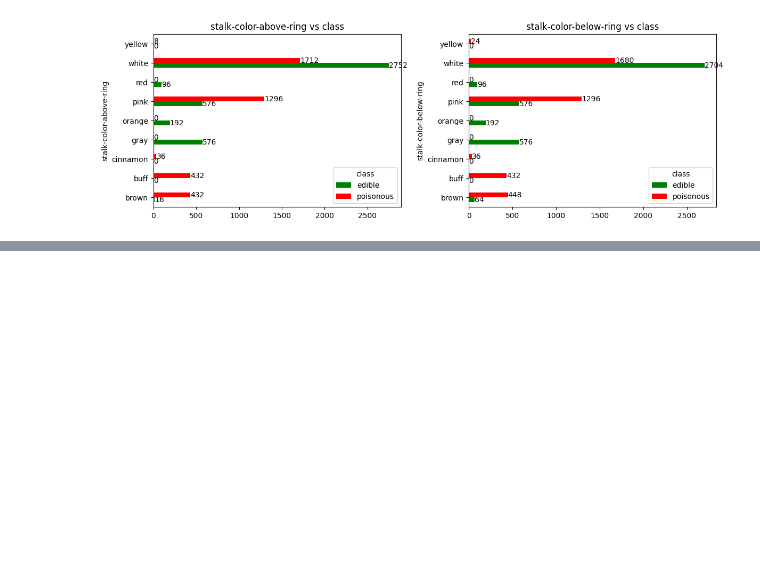
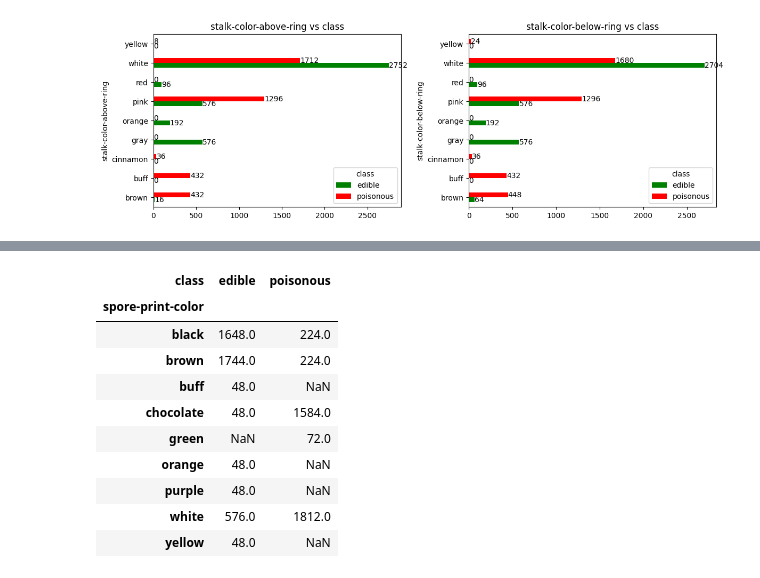
Before and after one commit to Akshay-Paunikar/iNeuron_Mushroom_Classification, a Jupyter notebook: mushroom/notebook/mushroom_EDA.ipynb, the cells around one changed output, grey strips where cells are left out. Saved outputs shown, nothing was run; the diff lists cells and outputs as text; code cells hidden in the pictures; blank space fills up the shorter version.

```diff
--- a/mushroom/notebook/mushroom_EDA.ipynb
+++ b/mushroom/notebook/mushroom_EDA.ipynb
@@ -1019,0 +1078,17 @@ plt.show()
+# %%
+# spore-print-color vs class
+SporePrintColorClass = mushroom.groupby(['class','spore-print-color']).size().reset_index().pivot(
+    columns='class',index='spore-print-color',values=0).rename(columns={0:"counts"})
+SporePrintColorClass
+# %% [output]
+| class | edible | poisonous |
+| spore-print-color |  |  |
+| black | 1648.0 | 224.0 |
+| brown | 1744.0 | 224.0 |
+| buff | 48.0 | NaN |
+| chocolate | 48.0 | 1584.0 |
+| green | NaN | 72.0 |
+| orange | 48.0 | NaN |
+| purple | 48.0 | NaN |
+| white | 576.0 | 1812.0 |
+| yellow | 48.0 | NaN |
```
Also changed, not shown: parts of 12 cells of this notebook.
